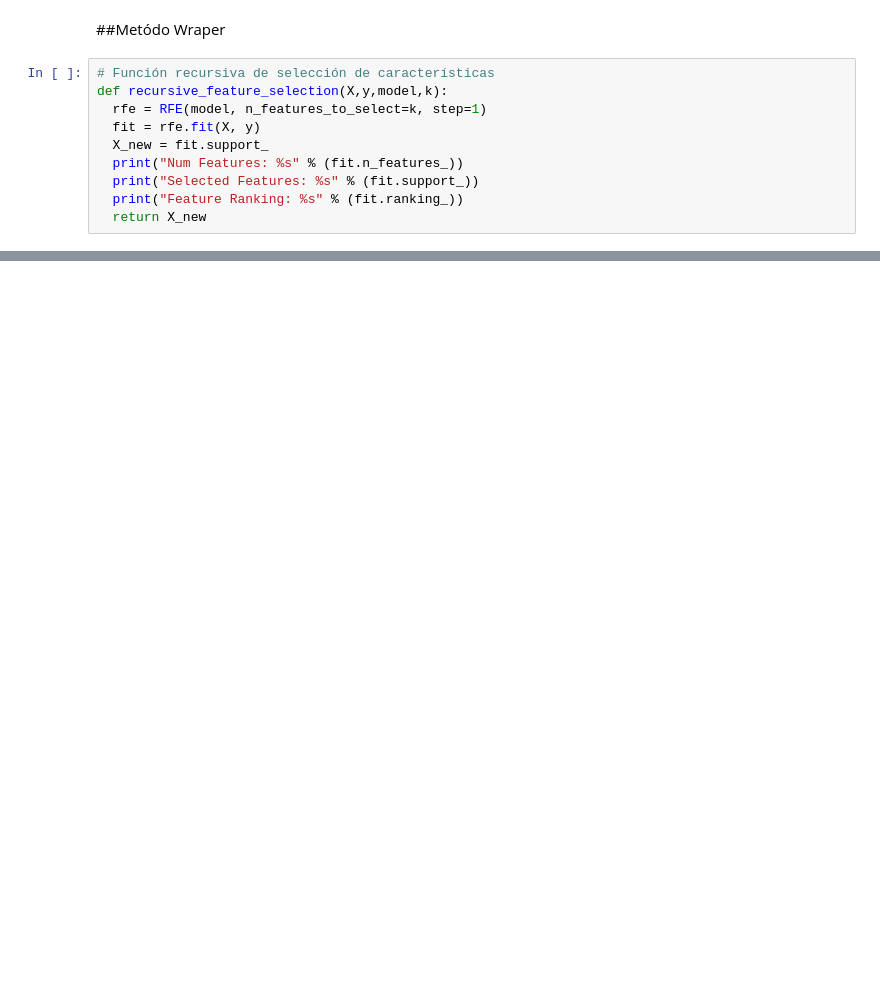
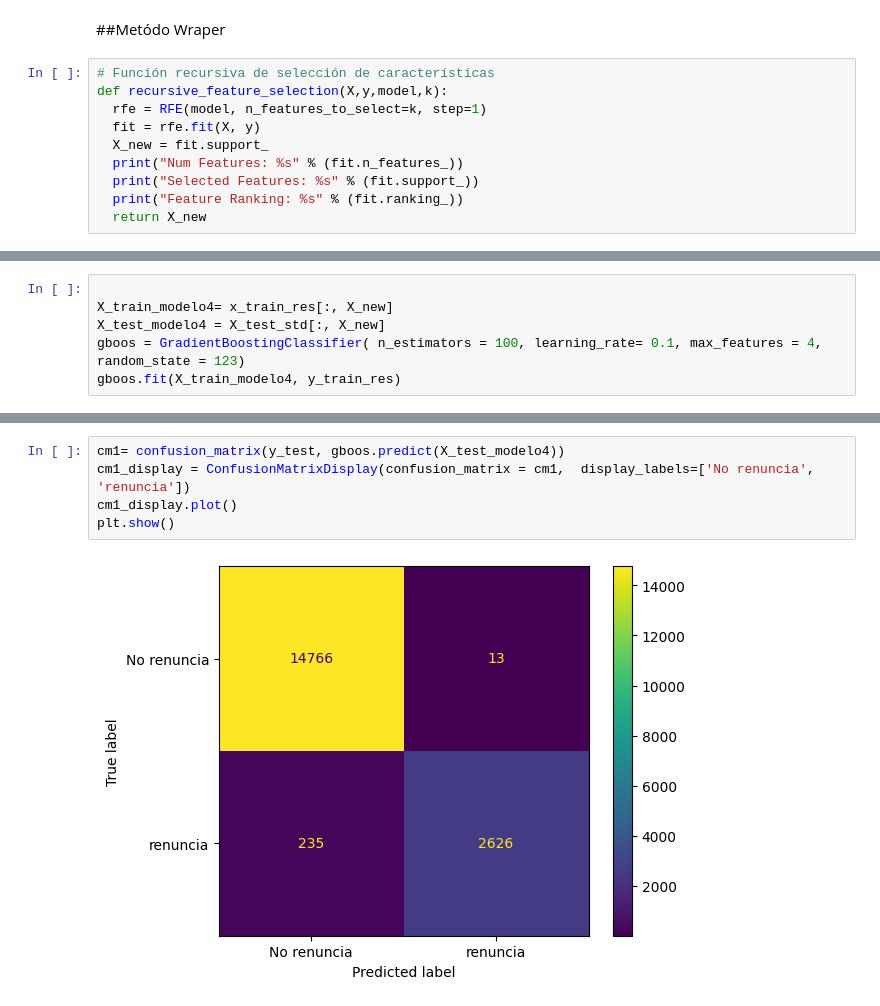
Before and after one commit to Moorea-AI/ANALITICA3, a Jupyter notebook: d_modelos2.ipynb, the cells around one changed output, grey strips where cells are left out. Drawn from its saved outputs; the diff is of its cells as text; blank space fills up the shorter version.

```diff
--- a/d_modelos2.ipynb
+++ b/d_modelos2.ipynb
@@ -359,0 +447,6 @@ Feature Ranking: [ 1  1 12 10  9 15 11  1  3  1  2  1  5 14  1  1  1  1  1  1  8
+# %%
+
+X_train_modelo4= x_train_res[:, X_new]
+X_test_modelo4 = X_test_std[:, X_new]
+gboos = GradientBoostingClassifier( n_estimators = 100, learning_rate= 0.1, max_features = 4, random_state = 123)
+gboos.fit(X_train_modelo4, y_train_res)
@@ -359,0 +481,7 @@ Feature Ranking: [ 1  1 12 10  9 15 11  1  3  1  2  1  5 14  1  1  1  1  1  1  8
+# %%
+cm1= confusion_matrix(y_test, gboos.predict(X_test_modelo4))
+cm1_display = ConfusionMatrixDisplay(confusion_matrix = cm1,  display_labels=['No renuncia', 'renuncia'])
+cm1_display.plot()
+plt.show()
+# %% [output]
+[figure, added]
```
Also changed, not shown: parts of 32 cells of this notebook.
